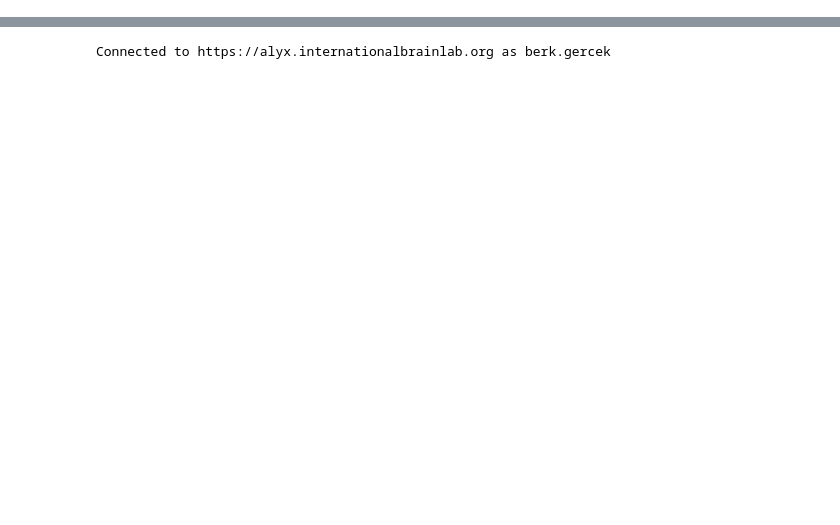
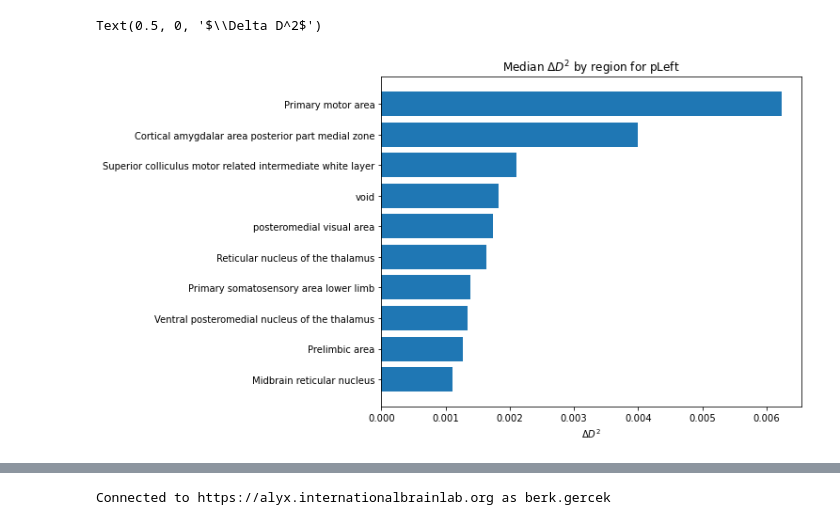
Before and after one commit to int-brain-lab/prior-localization, a Jupyter notebook: explore_BWM_fits.ipynb, the cells around one changed output, grey strips where cells are left out. Cells and saved outputs as stored; diff of their text form; code cells hidden in the pictures; blank space fills up the shorter version.

```diff
--- a/explore_BWM_fits.ipynb
+++ b/explore_BWM_fits.ipynb
@@ -157,0 +215,21 @@ interactive(children=(Dropdown(description='reg', options=('Hippocampal region',
+# %%
+kern_name = 'pLeft'
+grouper = 'nolayer_name'
+
+topregions = masterscores[grouper].value_counts()
+topregions = topregions[topregions > 143]
+
+topreg_master = masterscores[np.isin(masterscores[grouper], topregions.index)].copy()
+def drop_subzero_max(row):
+    maxind = row.tag_0
+    if row[maxind] < 0:
+        row.tag_0 = 'None'
+    return row
+
+topreg_master = topreg_master.apply(drop_subzero_max, axis=1)
+kern_props = topreg_master.groupby(grouper).tag_0.apply(pd.value_counts, normalize=True)
+target_props = kern_props.loc[:, kern_name].sort_values()
+
+plt.figure(figsize=(10, 20))
+plt.barh(range(len(target_props)), target_props, tick_label=target_props.index)
+plt.gca().set_title(f'Proportion of cells with argmax {kern_name}')
@@ -157,0 +239,13 @@ interactive(children=(Dropdown(description='reg', options=('Hippocampal region',
+# %%
+n_regions = 10
+badinds = topreg_master.index[topreg_master.tag_0 == 'None']
+topreg_melt = rawpoints[np.isin(rawpoints[grouper], topregions.index)].drop(index=badinds)
+fig, ax = plt.subplots(1, 1, figsize=(8, len(topregions) * 0.15))
+covmelt = topreg_melt[topreg_melt.covname == kern_name]
+medians = covmelt.groupby(grouper).agg({'value':'mean'}).sort_values('value', ascending=False)[:n_regions]
+ax.barh(range(len(medians)), medians.values.flatten()[::-1], tick_label=medians.index[::-1])
+ax.set_title(r'Median $\Delta D^2$ by region for' + f' {kern_name}')
+ax.set_xlabel(r'$\Delta D^2$')
+# %% [output]
+Text(0.5, 0, '$\\Delta D^2$')
+[figure, added]
```
Also changed, not shown: parts of 29 cells of this notebook, 4 other files.
